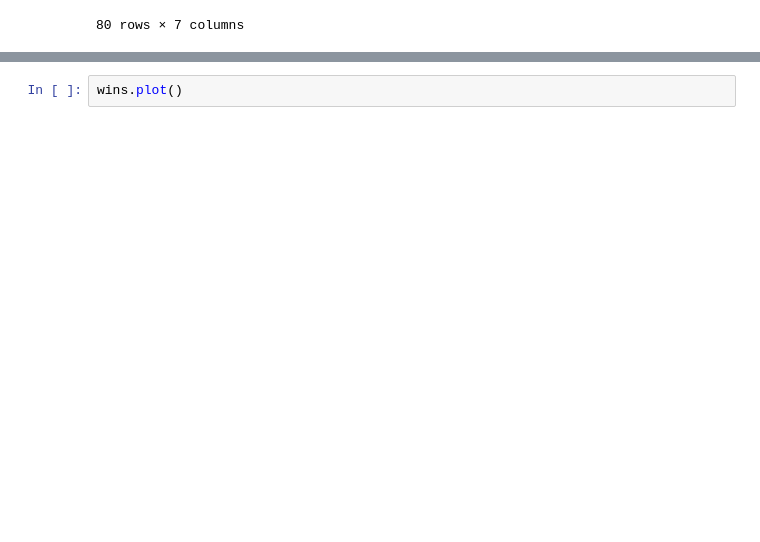
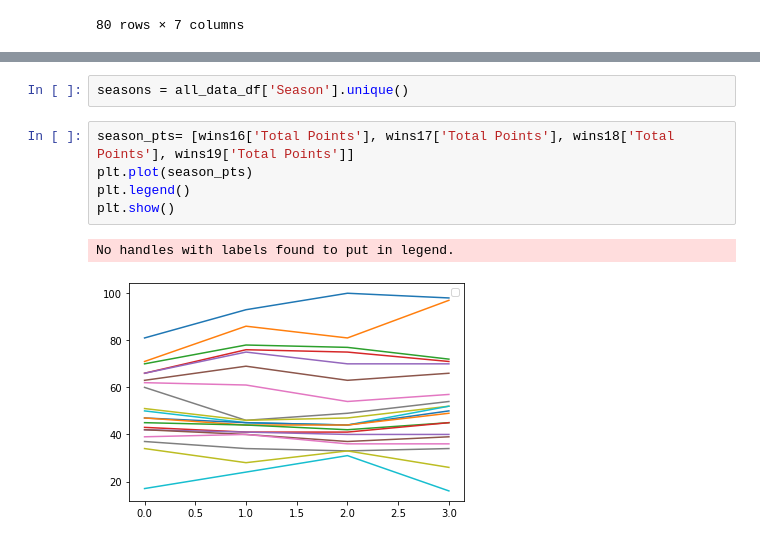
Before and after one commit to ethomps33/Premier_League_Sports_Analysis, a Jupyter notebook: Untitled.ipynb, the cells around one changed output, grey strips where cells are left out. Saved outputs shown, nothing was run; the diff lists cells and outputs as text; blank space fills up the shorter version.

Commit message:
Trying to create graphs to show teams total points over the course of several seasons

```diff
--- a/Untitled.ipynb
+++ b/Untitled.ipynb
@@ -364,2 +357,10 @@ wins19.plot(kind='bar', rot=45, figsize=(15,5))
-# %%
-wins.plot()
+# %%
+seasons = all_data_df['Season'].unique()
+# %%
+season_pts= [wins16['Total Points'], wins17['Total Points'], wins18['Total Points'], wins19['Total Points']]
+plt.plot(season_pts)
+plt.legend()
+plt.show()
+# %% [output]
+No handles with labels found to put in legend.
+[figure, added]
```
Also changed, not shown: parts of 6 cells of this notebook.
